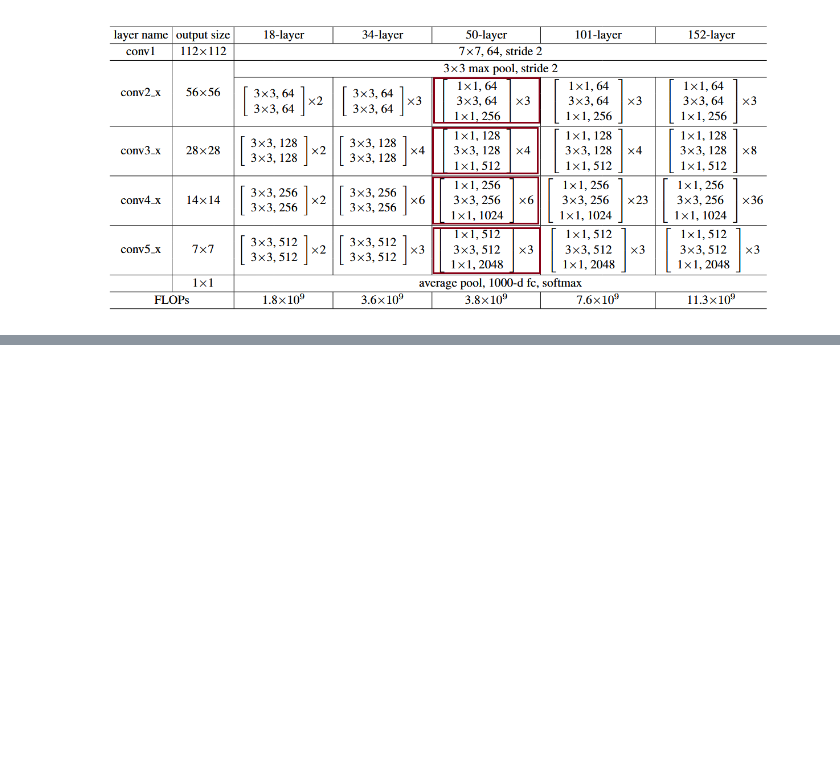
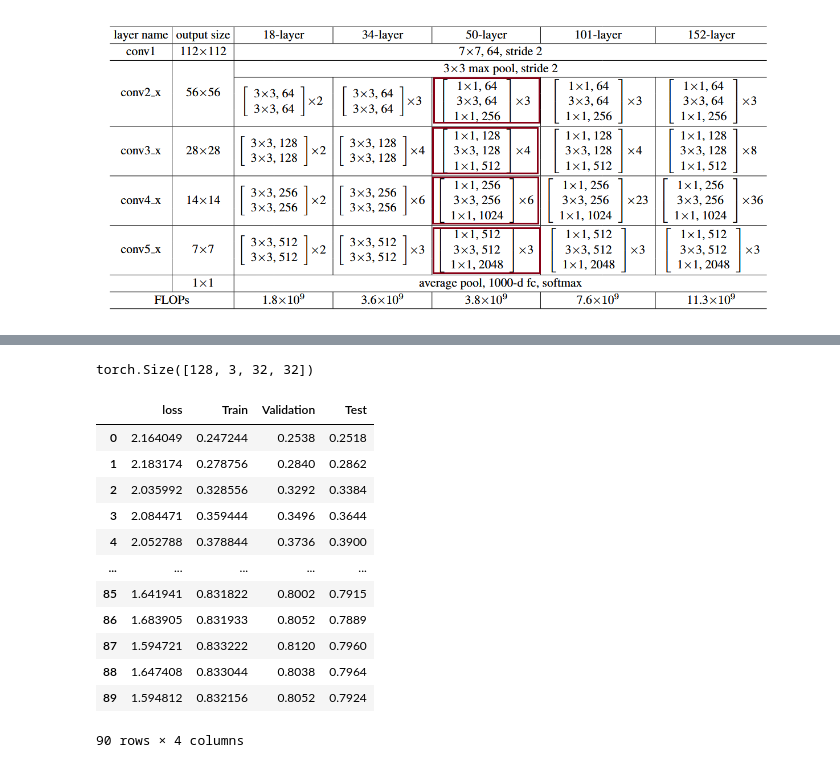
Before and after one commit to NathanKosoi/ConvNeXt-tesis, a Jupyter notebook: modelos/ResNet-50.ipynb, the cells around one changed output, grey strips where cells are left out. Drawn from its saved outputs; the diff is of its cells as text; code cells hidden in the pictures; blank space fills up the shorter version.

```diff
--- a/modelos/ResNet-50.ipynb
+++ b/modelos/ResNet-50.ipynb
@@ -247,6 +249,7 @@ class Decoder(nn.Module):
         x = self.avg(x)
         x = x.view(x.size(0), -1)
         x = self.decoder(x)
+        x = F.softmax(x, dim=1)
         return x
 # %%
 class ResNet(nn.Module):
@@ -269,0 +281,20 @@ torch.Size([1, 10])
+# %%
+# variables para guardar los resultados
+accuracy_training_epochs = []
+accuracy_validation_epochs = []
+loss_epoch = []
+test_accuracy = []
+# %%
+# hiperparámetros
+num_classes = 10
+num_epochs = 90
+
+model = ResNet(in_channels=3, n_classes = 10, stem_features=16, depths=[3,4,6,4], widths=[16, 32, 64, 128]).to(device)
+
+optimizer = optim.SGD(
+        params=model.parameters(),
+        lr=0.1,
+        momentum=0.9,
+        weight_decay=0.0001)
+criterion = nn.CrossEntropyLoss()
+lr_scheduler = torch.optim.lr_scheduler.CosineAnnealingLR(optimizer, T_max=90)
@@ -269,0 +412,7 @@ torch.Size([1, 10])
+# %%
+results_dict = {"loss": loss_epoch,
+    'Train':accuracy_training_epochs,
+     'Validation': accuracy_validation_epochs,
+     "Test":test_accuracy}
+results = pd.DataFrame(results_dict)
+results.to_csv("./resultsResNet50_cosine.csv",index=False)
@@ -269,0 +421,20 @@ torch.Size([1, 10])
+# %%
+A[0][0].shape
+# %% [output]
+torch.Size([128, 3, 32, 32])
+# %%
+results
+# %% [output]
+|  | loss | Train | Validation | Test |
+| 0 | 2.164049 | 0.247244 | 0.2538 | 0.2518 |
+| 1 | 2.183174 | 0.278756 | 0.2840 | 0.2862 |
+| 2 | 2.035992 | 0.328556 | 0.3292 | 0.3384 |
+| 3 | 2.084471 | 0.359444 | 0.3496 | 0.3644 |
+| 4 | 2.052788 | 0.378844 | 0.3736 | 0.3900 |
+| ... | ... | ... | ... | ... |
+| 85 | 1.641941 | 0.831822 | 0.8002 | 0.7915 |
+| 86 | 1.683905 | 0.831933 | 0.8052 | 0.7889 |
+| 87 | 1.594721 | 0.833222 | 0.8120 | 0.7960 |
+| 88 | 1.647408 | 0.833044 | 0.8038 | 0.7964 |
+| 89 | 1.594812 | 0.832156 | 0.8052 | 0.7924 |
+90 rows × 4 columns
```
Also changed, not shown: parts of 28 cells of this notebook, 3 other files.
